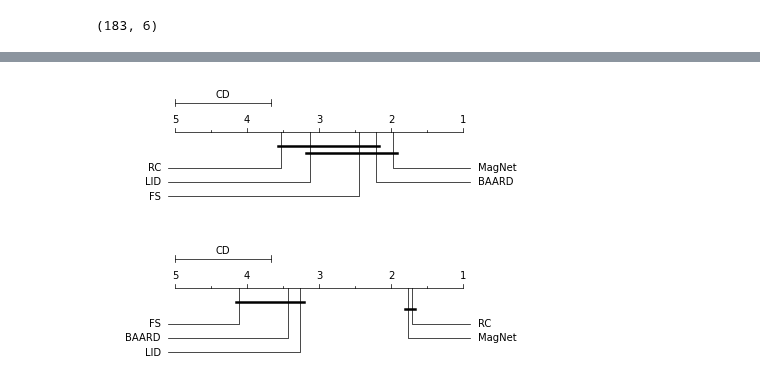
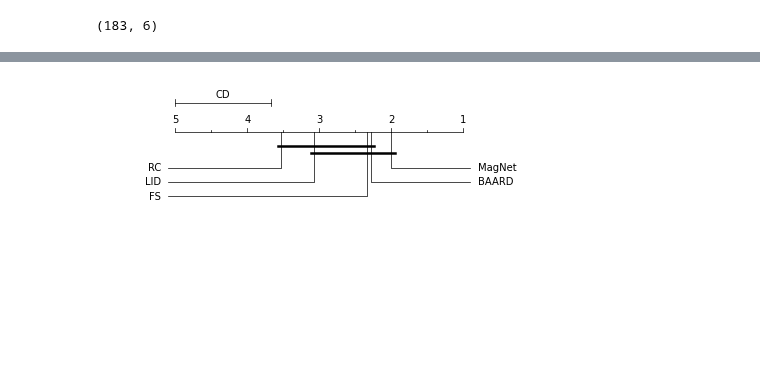
Before and after one commit to changx03/baard_exp2, a Jupyter notebook: charts/nemenyi_group_by_attack.ipynb, the cells around one changed output, grey strips where cells are left out. Cells and saved outputs as stored; diff of their text form; code cells hidden in the pictures; blank space fills up the shorter version.

Commit message:
updated nemenyi and barplot

```diff
--- a/charts/nemenyi_group_by_attack.ipynb
+++ b/charts/nemenyi_group_by_attack.ipynb
@@ -125,22 +164,21 @@ plt.savefig('nemenyi_fpr_linf.pdf', format='pdf', dpi=1200, bbox_inches='tight')
 # %%
 # L-2: apgd2, cw2, boundary, deepfool
 
 data = df2[(df2['attack'] == 'apgd2') | (df2['attack'] == 'cw2') | (df2['attack'] == 'boundary')  | (df2['attack'] == 'deepfool')]
 acc = pd.concat(
     {d: a.reset_index(drop=True) for d, a in data.groupby('defence')['acc_on_adv']},
     axis=1
 )
 res_acc = autorank(acc)
 plot_stats(res_acc)
 plt.savefig('nemenyi_acc_l2.pdf', format='pdf', dpi=1200, bbox_inches='tight')
 
-fpr = pd.concat(
-    {d: a.reset_index(drop=True) for d, a in data.groupby('defence')['fpr']},
-    axis=1
-)
-res_fpr = autorank(fpr, order='ascending')
-plot_stats(res_fpr)
-plt.savefig('nemenyi_fpr_l2.pdf', format='pdf', dpi=1200, bbox_inches='tight')
+# fpr = pd.concat(
+#     {d: a.reset_index(drop=True) for d, a in data.groupby('defence')['fpr']},
+#     axis=1
+# )
+# res_fpr = autorank(fpr, order='ascending')
+# plot_stats(res_fpr)
+# plt.savefig('nemenyi_fpr_l2.pdf', format='pdf', dpi=1200, bbox_inches='tight')
 # %% [output]
-[figure, old version]
+[figure, new version]
-[figure, removed]
```
Also changed, not shown: parts of 6 cells of this notebook, 24 other files.
